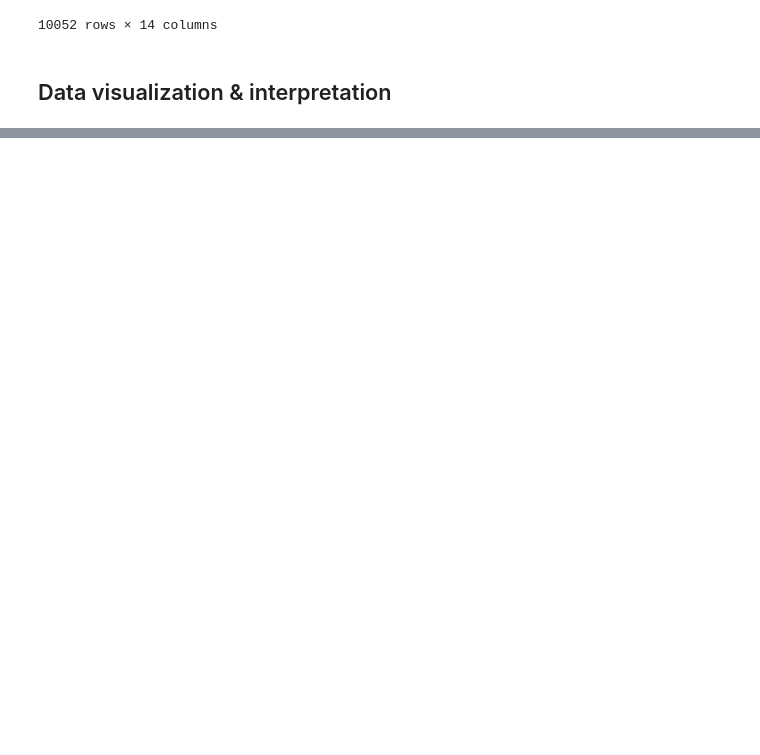
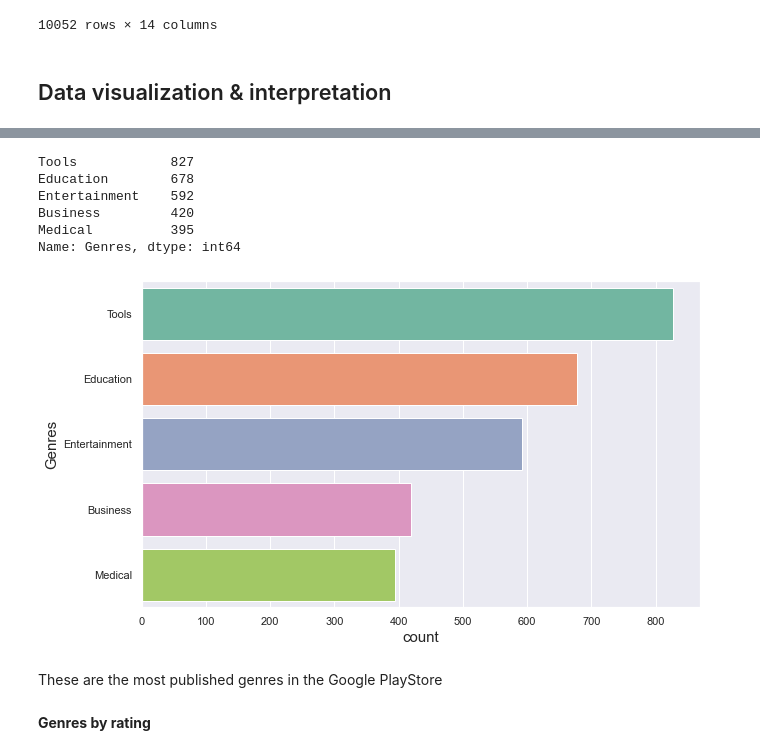
Before and after one commit to enricogoerlitz/Data-Analysis, a Jupyter notebook: 02_Google_Playstore_Data/notebook/notebook1.ipynb, the cells around one changed output, grey strips where cells are left out. Drawn from its saved outputs; the diff is of its cells as text; code cells hidden in the pictures; blank space fills up the shorter version.

```diff
--- a/02_Google_Playstore_Data/notebook/notebook1.ipynb
+++ b/02_Google_Playstore_Data/notebook/notebook1.ipynb
@@ -767,0 +842,16 @@ df_cleaned
+# %%
+sns.countplot(y=GENRE, data=df_cleaned, order=genre_counts.index[:5])
+
+genre_counts.head(5)
+# %% [output]
+Tools            827
+Education        678
+Entertainment    592
+Business         420
+Medical          395
+Name: Genres, dtype: int64
+[figure, added]
+# %% [markdown]
+These are the most published genres in the Google PlayStore
+# %% [markdown]
+**Genres by rating**
```
Also changed, not shown: parts of 50 cells of this notebook.
